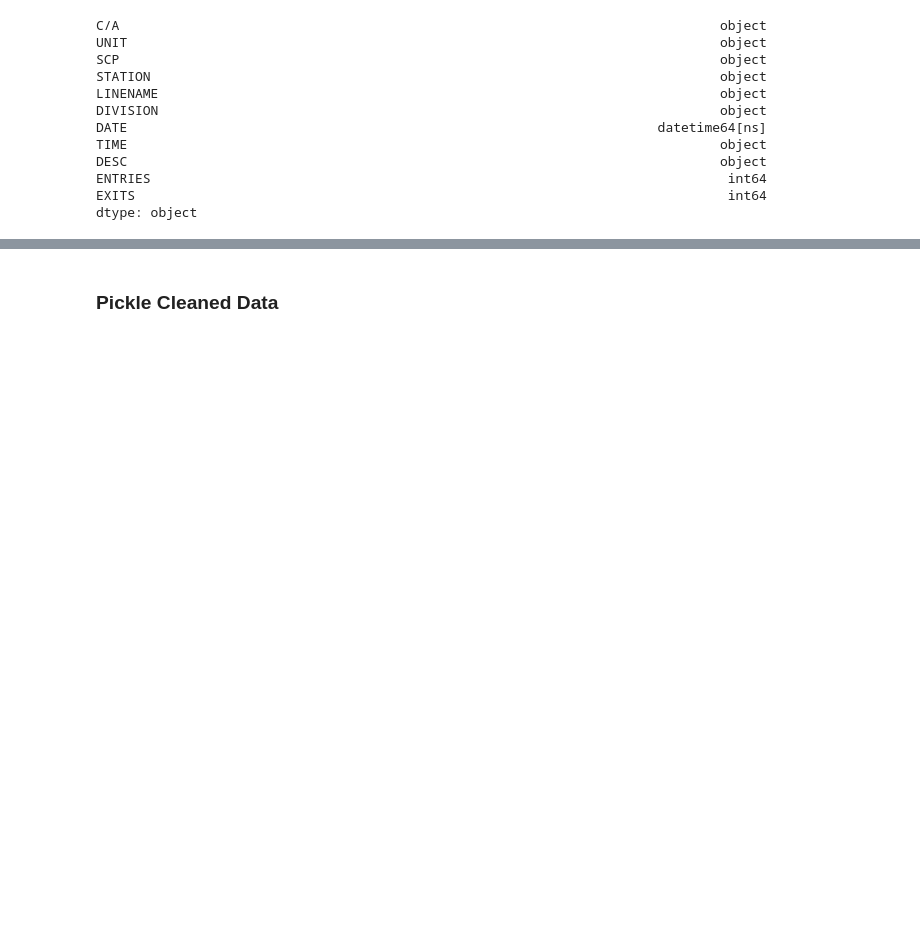
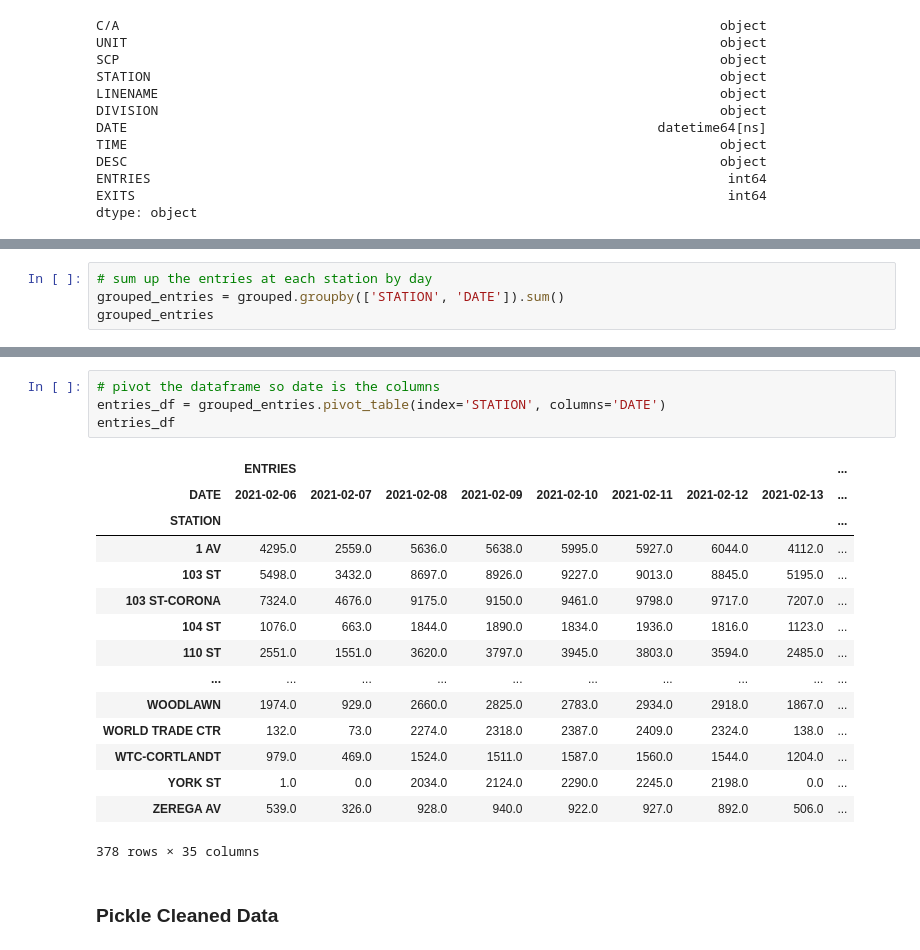
Before and after one commit to justinm0rgan/mta-turnstile-covid, a Jupyter notebook: collection-and-cleaning.ipynb, the cells around one changed output, grey strips where cells are left out. Cells and saved outputs as stored; diff of their text form; blank space fills up the shorter version.

```diff
--- a/collection-and-cleaning.ipynb
+++ b/collection-and-cleaning.ipynb
@@ -227,0 +224,4 @@ df.groupby(['STATION','DATE','SCP'])[['ENTRIES']].max()- df.groupby(['STATION','
+# %%
+# sum up the entries at each station by day
+grouped_entries = grouped.groupby(['STATION', 'DATE']).sum()
+grouped_entries
@@ -228,2 +243,22 @@ df.groupby(['STATION','DATE','SCP'])[['ENTRIES']].max()- df.groupby(['STATION','
+# %%
+# pivot the dataframe so date is the columns
+entries_df = grouped_entries.pivot_table(index='STATION', columns='DATE')
+entries_df
+# %% [output]
+|  | ENTRIES |  |  |  |  |  |  |  | ... |
+| DATE | 2021-02-06 | 2021-02-07 | 2021-02-08 | 2021-02-09 | 2021-02-10 | 2021-02-11 | 2021-02-12 | 2021-02-13 | ... |
+| STATION |  |  |  |  |  |  |  |  | ... |
+| 1 AV | 4295.0 | 2559.0 | 5636.0 | 5638.0 | 5995.0 | 5927.0 | 6044.0 | 4112.0 | ... |
+| 103 ST | 5498.0 | 3432.0 | 8697.0 | 8926.0 | 9227.0 | 9013.0 | 8845.0 | 5195.0 | ... |
+| 103 ST-CORONA | 7324.0 | 4676.0 | 9175.0 | 9150.0 | 9461.0 | 9798.0 | 9717.0 | 7207.0 | ... |
+| 104 ST | 1076.0 | 663.0 | 1844.0 | 1890.0 | 1834.0 | 1936.0 | 1816.0 | 1123.0 | ... |
+| 110 ST | 2551.0 | 1551.0 | 3620.0 | 3797.0 | 3945.0 | 3803.0 | 3594.0 | 2485.0 | ... |
+| ... | ... | ... | ... | ... | ... | ... | ... | ... | ... |
+| WOODLAWN | 1974.0 | 929.0 | 2660.0 | 2825.0 | 2783.0 | 2934.0 | 2918.0 | 1867.0 | ... |
+| WORLD TRADE CTR | 132.0 | 73.0 | 2274.0 | 2318.0 | 2387.0 | 2409.0 | 2324.0 | 138.0 | ... |
+| WTC-CORTLANDT | 979.0 | 469.0 | 1524.0 | 1511.0 | 1587.0 | 1560.0 | 1544.0 | 1204.0 | ... |
+| YORK ST | 1.0 | 0.0 | 2034.0 | 2124.0 | 2290.0 | 2245.0 | 2198.0 | 0.0 | ... |
+| ZEREGA AV | 539.0 | 326.0 | 928.0 | 940.0 | 922.0 | 927.0 | 892.0 | 506.0 | ... |
+378 rows × 35 columns
 # %% [markdown]
 ### Pickle Cleaned Data
```
Also changed, not shown: parts of 14 cells of this notebook.
